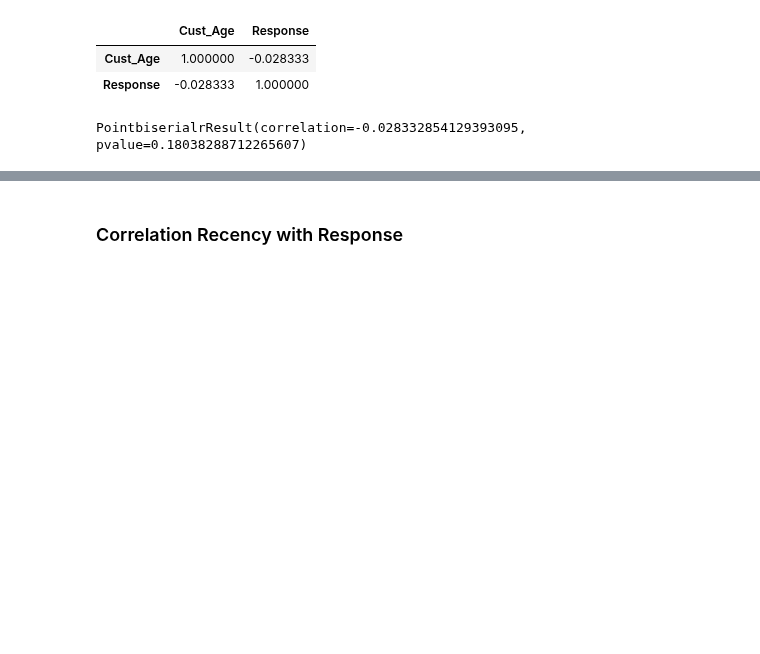
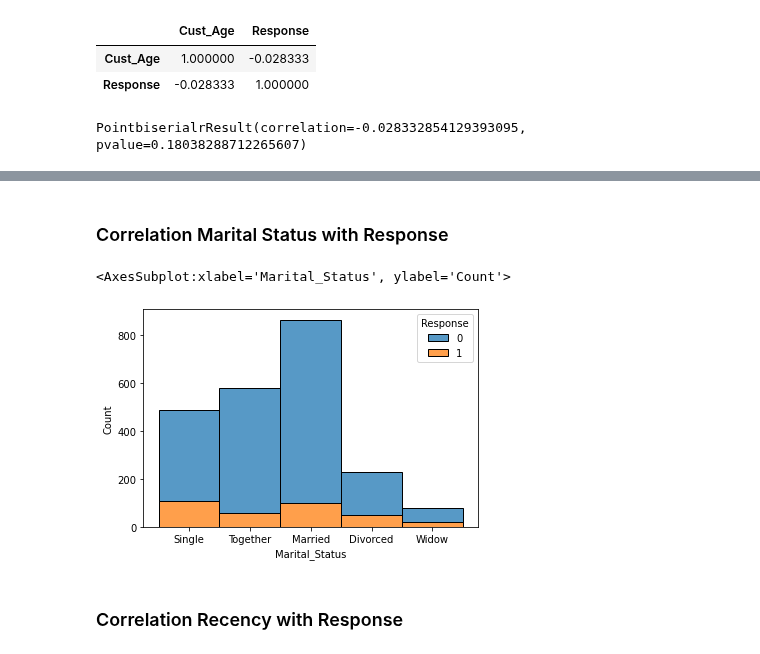
Before and after one commit to clarentcelsia/Analytics, a Jupyter notebook: marketing_campaign.ipynb, the cells around one changed output, grey strips where cells are left out. Cells and saved outputs as stored; diff of their text form; code cells hidden in the pictures; blank space fills up the shorter version.

```diff
--- a/marketing_campaign.ipynb
+++ b/marketing_campaign.ipynb
@@ -365,3 +416,10 @@ PointbiserialrResult(correlation=-0.028332854129393095, pvalue=0.180382887122656
+# %% [markdown]
+### Correlation Marital Status with Response
+# %%
+sns.histplot(data=df_, x='Marital_Status', hue='Response', multiple='stack')
+# %% [output]
+<AxesSubplot:xlabel='Marital_Status', ylabel='Count'>
+[figure, added]
 # %% [markdown]
 ### Correlation Recency with Response
 # %%
```
Also changed, not shown: parts of 26 cells of this notebook.
